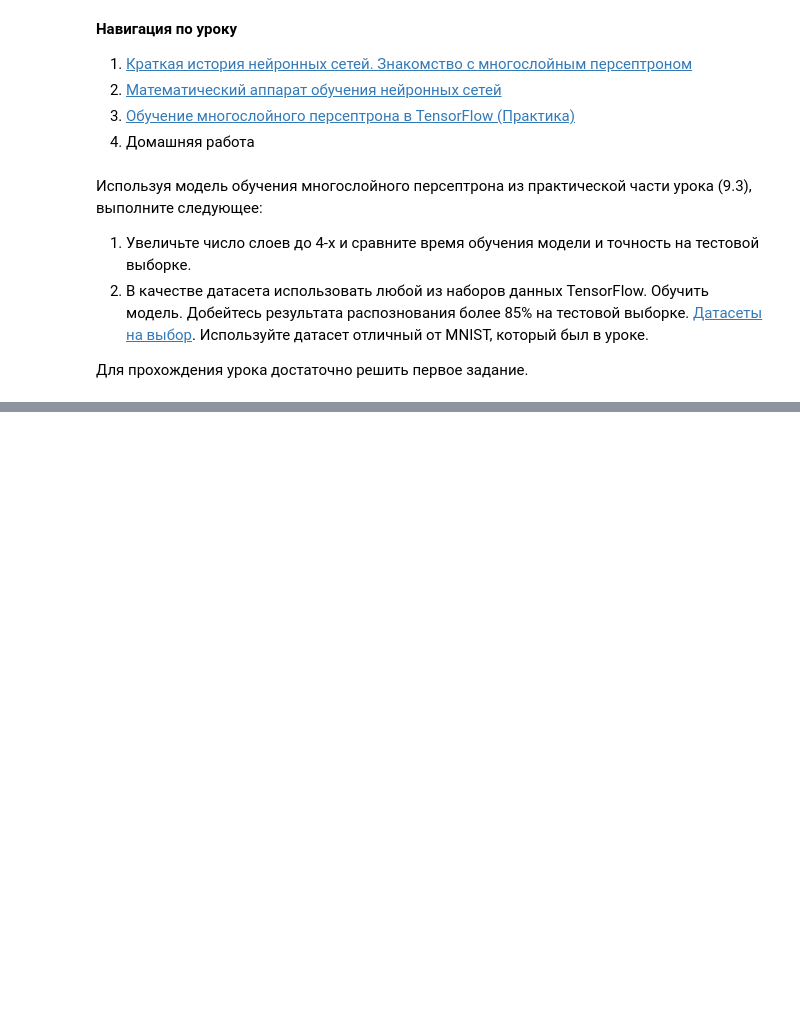
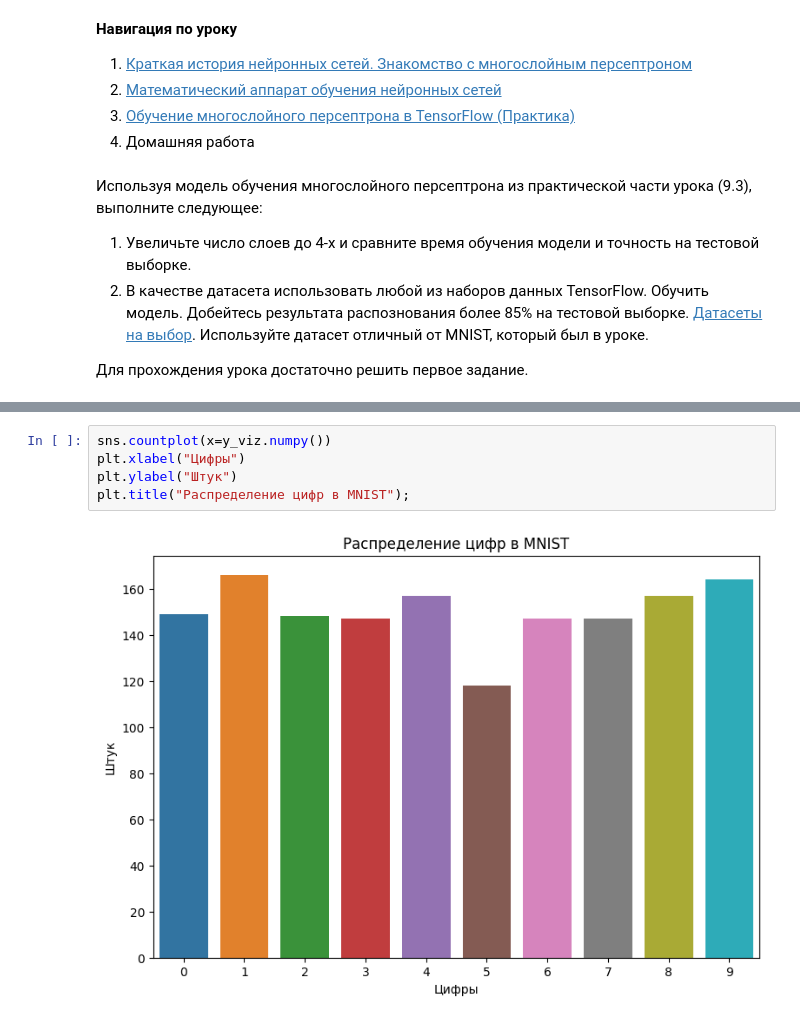
Before and after one commit to Ads369/Ads_2s, a Jupyter notebook: 9_4_Домашняя_работа.ipynb, the cells around one changed output, grey strips where cells are left out. Saved outputs shown, nothing was run; the diff lists cells and outputs as text; blank space fills up the shorter version.

```diff
--- a/9_4_Домашняя_работа.ipynb
+++ b/9_4_Домашняя_работа.ipynb
@@ -18,0 +70,7 @@
+# %%
+sns.countplot(x=y_viz.numpy())
+plt.xlabel("Цифры")
+plt.ylabel("Штук")
+plt.title("Распределение цифр в MNIST");
+# %% [output]
+[figure, added]
```
Also changed, not shown: parts of 38 cells of this notebook, 1 other file.
